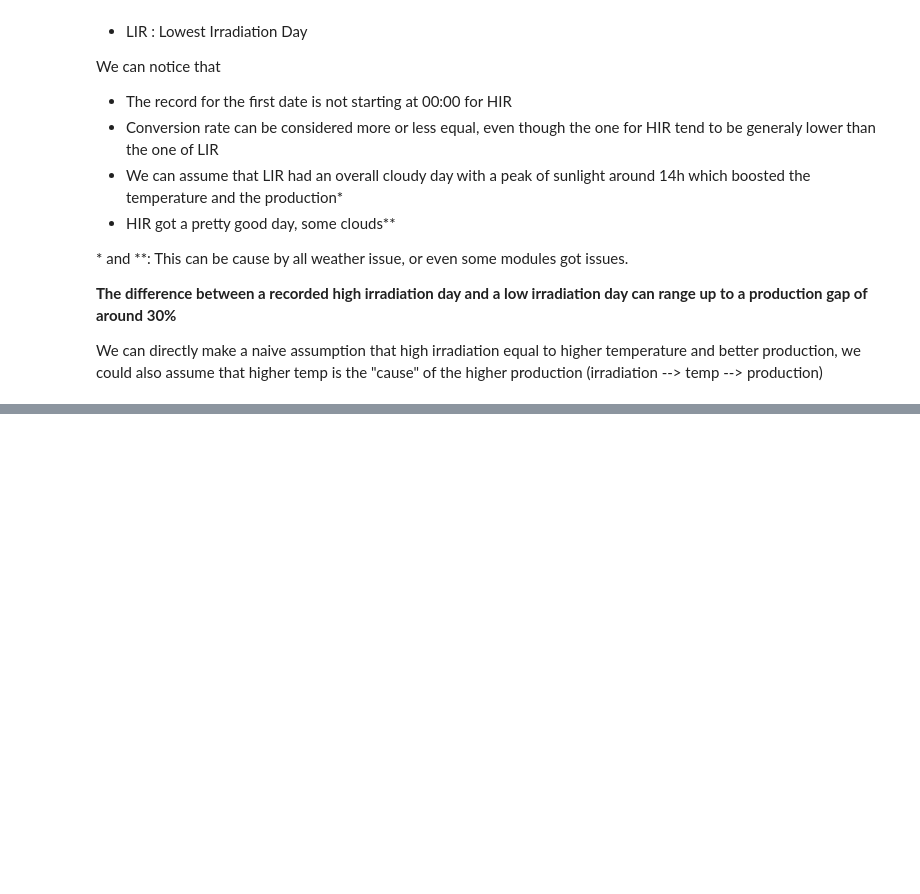
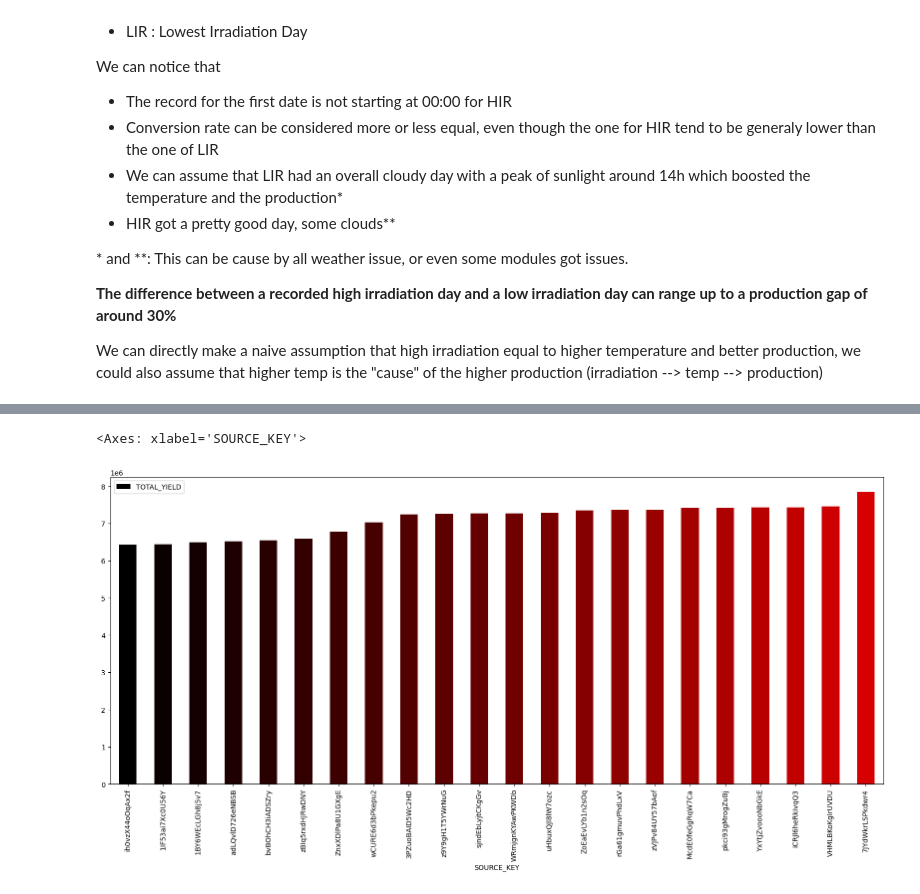
Before and after one commit to antoninchafiol/SolarPW, a Jupyter notebook: EDA.ipynb, the cells around one changed output, grey strips where cells are left out. Drawn from its saved outputs; the diff is of its cells as text; code cells hidden in the pictures; blank space fills up the shorter version.

Commit message:
[ADD] - Graph to check yield per source key

```diff
--- a/EDA.ipynb
+++ b/EDA.ipynb
@@ -252,0 +259,7 @@ We can directly make a naive assumption that high irradiation equal to higher te
+# %%
+# Retrieve the last total_yields
+nb_source = len(plant_1_generation['SOURCE_KEY'].unique())
+plant_1_generation.tail(nb_source).sort_values(by='TOTAL_YIELD').plot.bar(x='SOURCE_KEY', y='TOTAL_YIELD', color=[(i/25%1,0,0) for i in range(nb_source)])
+# %% [output]
+<Axes: xlabel='SOURCE_KEY'>
+[figure, added]
```
Also changed, not shown: parts of 2 cells of this notebook.
